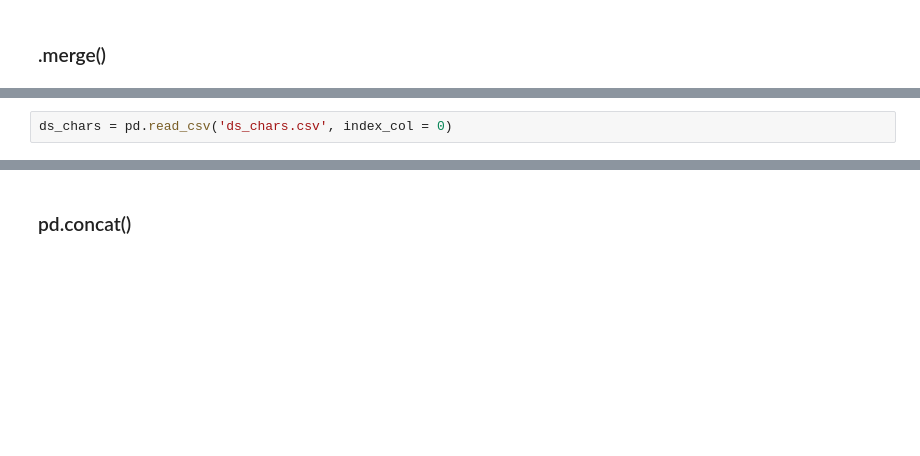
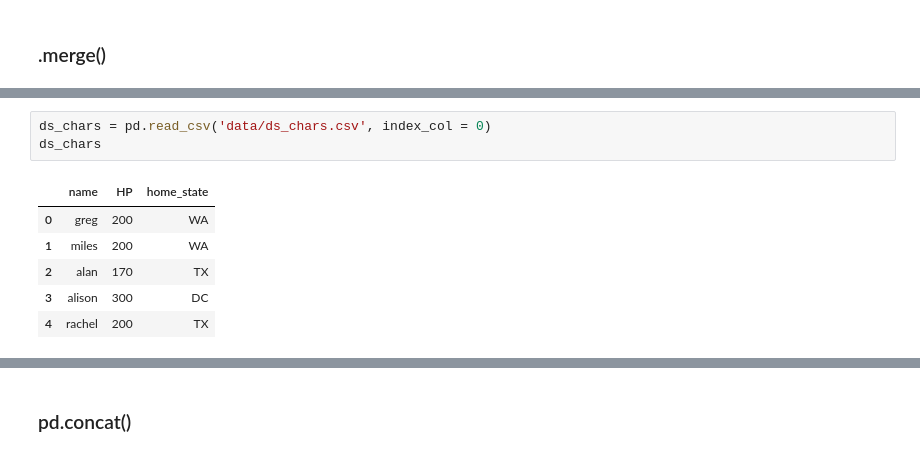
Before and after one commit to KelliExMachina/Chicago-ds-012720, a Jupyter notebook: module_1/week_1/day4_pandas/pandas_2/pandas_part2-Notes.ipynb, the cells around one changed output, grey strips where cells are left out. Drawn from its saved outputs; the diff is of its cells as text; blank space fills up the shorter version.

```diff
--- a/module_1/week_1/day4_pandas/pandas_2/pandas_part2-Notes.ipynb
+++ b/module_1/week_1/day4_pandas/pandas_2/pandas_part2-Notes.ipynb
@@ -526,3 +565,11 @@ pd.merge(toy1, toy2, left_on='age', right_on='age')
 # %%
-ds_chars = pd.read_csv('ds_chars.csv', index_col = 0)
+ds_chars = pd.read_csv('data/ds_chars.csv', index_col = 0)
+ds_chars
+# %% [output]
+|  | name | HP | home_state |
+| 0 | greg | 200 | WA |
+| 1 | miles | 200 | WA |
+| 2 | alan | 170 | TX |
+| 3 | alison | 300 | DC |
+| 4 | rachel | 200 | TX |
 # %%
```
Also changed, not shown: parts of 12 cells of this notebook, 5 other files.
